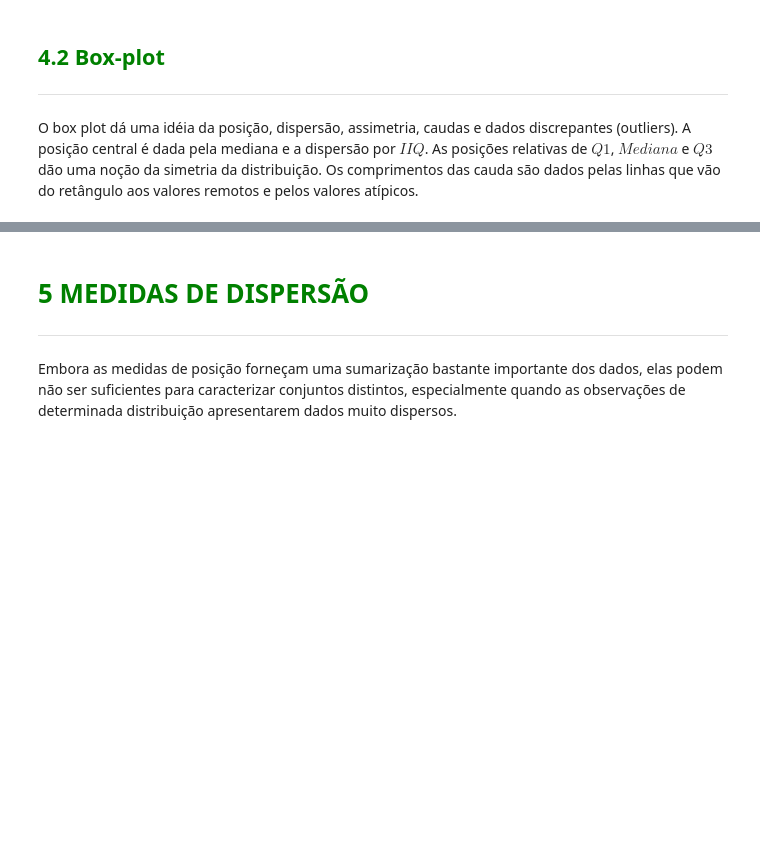
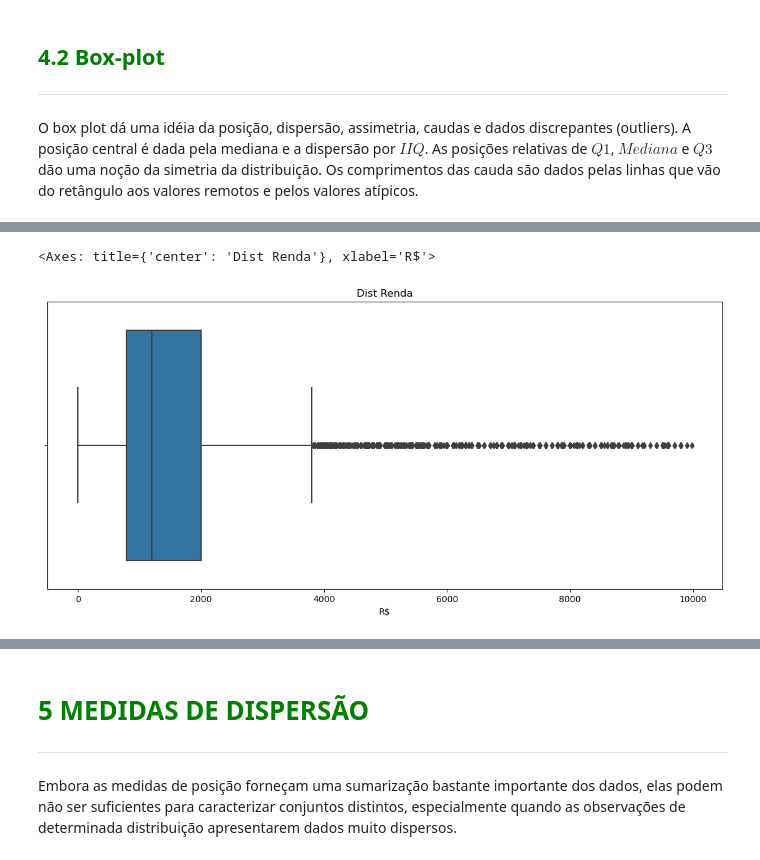
Before and after one commit to lpoggetto/Estatistica_python_alura, a Jupyter notebook: Curso_de_Estatística_Parte_1.ipynb, the cells around one changed output, grey strips where cells are left out. Drawn from its saved outputs; the diff is of its cells as text; code cells hidden in the pictures; blank space fills up the shorter version.

```diff
--- a/Curso_de_Estatística_Parte_1.ipynb
+++ b/Curso_de_Estatística_Parte_1.ipynb
@@ -863,0 +963,11 @@ O box plot dá uma idéia da posição, dispersão, assimetria, caudas e dados d
+# %%
+ax = sns.boxplot(data = dados.query('Renda < 10000'),
+                 x = 'Renda',
+                 orient = 'h')
+ax.figure.set_size_inches(14,6)
+ax.set_title('Dist Renda')
+ax.set_xlabel('R$')
+ax
+# %% [output]
+<Axes: title={'center': 'Dist Renda'}, xlabel='R$'>
+[figure, added]
```
Also changed, not shown: parts of 25 cells of this notebook.
